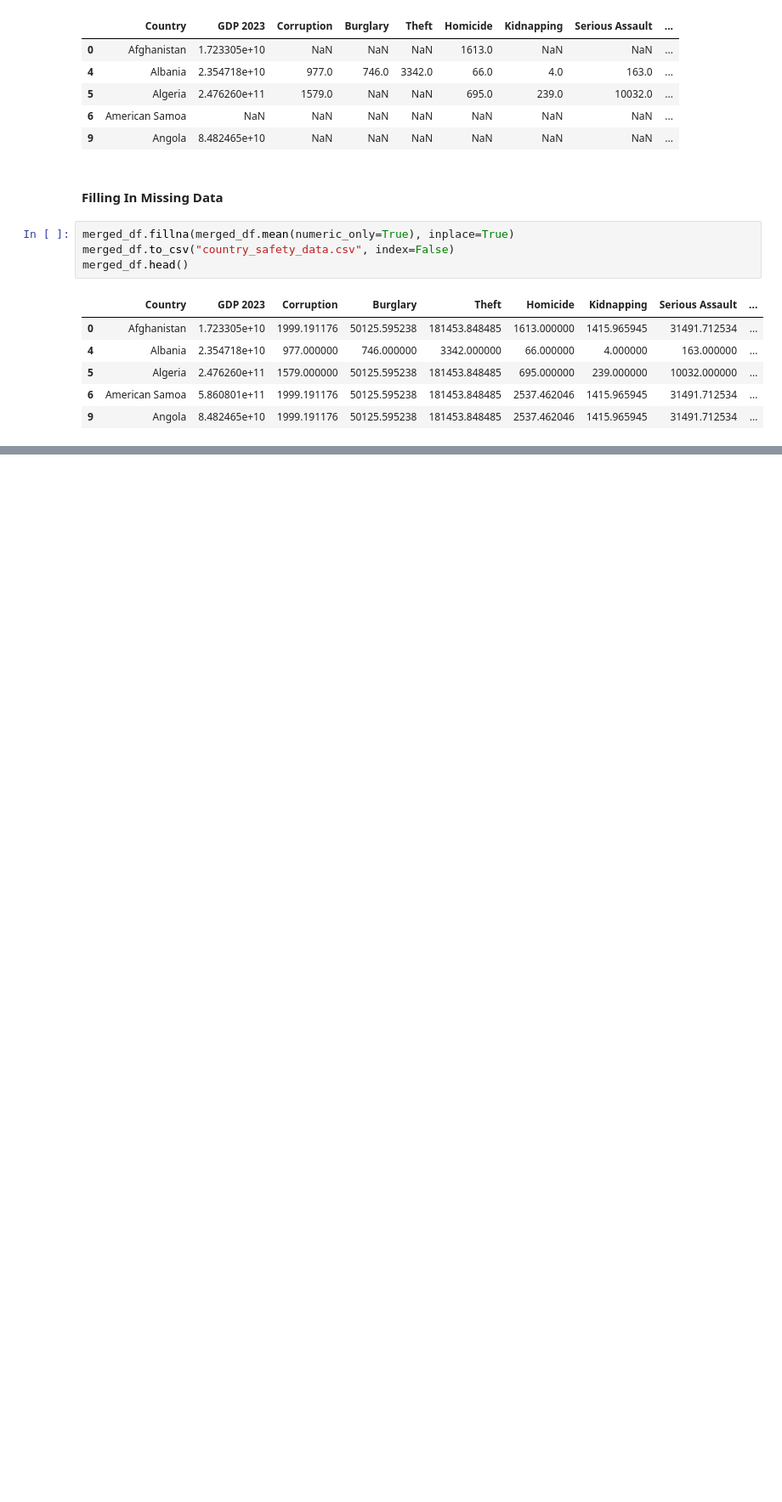
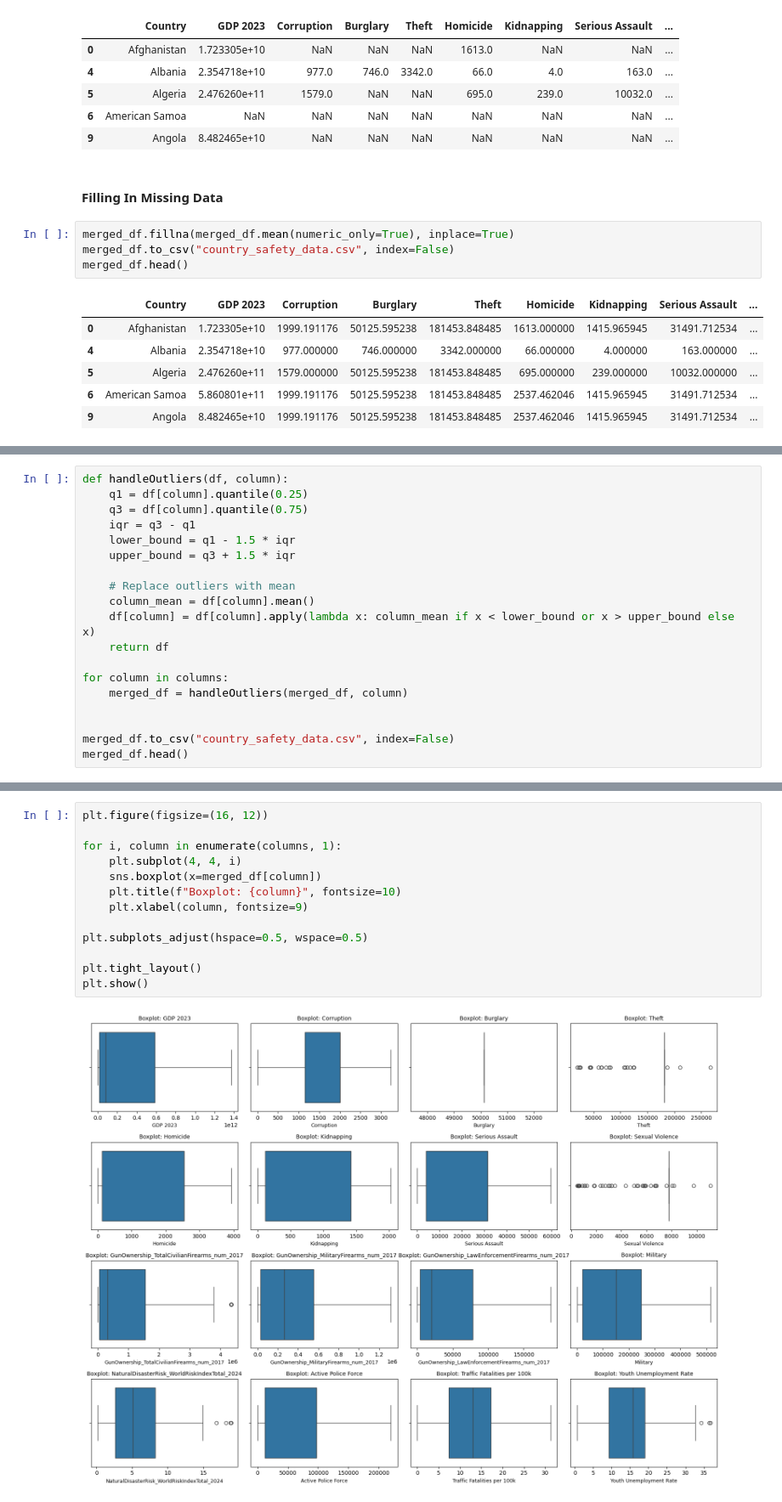
Before and after one commit to JasNjoku/Data-Analysis-CA, a Jupyter notebook: index_building.ipynb, the cells around one changed output, grey strips where cells are left out. Shown at 85% size. Cells and saved outputs as stored; diff of their text form; blank space fills up the shorter version.

```diff
--- a/index_building.ipynb
+++ b/index_building.ipynb
@@ -527,0 +564,19 @@ merged_df.head()
+# %%
+def handleOutliers(df, column):
+    q1 = df[column].quantile(0.25)
+    q3 = df[column].quantile(0.75)
+    iqr = q3 - q1
+    lower_bound = q1 - 1.5 * iqr
+    upper_bound = q3 + 1.5 * iqr
+
+    # Replace outliers with mean
+    column_mean = df[column].mean()
+    df[column] = df[column].apply(lambda x: column_mean if x < lower_bound or x > upper_bound else x)
+    return df
+
+for column in columns:
+    merged_df = handleOutliers(merged_df, column)
+
+
+merged_df.to_csv("country_safety_data.csv", index=False)
+merged_df.head()
@@ -527,0 +592,15 @@ merged_df.head()
+# %%
+plt.figure(figsize=(16, 12))
+
+for i, column in enumerate(columns, 1):
+    plt.subplot(4, 4, i)
+    sns.boxplot(x=merged_df[column])
+    plt.title(f"Boxplot: {column}", fontsize=10)
+    plt.xlabel(column, fontsize=9)
+
+plt.subplots_adjust(hspace=0.5, wspace=0.5)
+
+plt.tight_layout()
+plt.show()
+# %% [output]
+[figure, added]
```
Also changed, not shown: parts of 16 cells of this notebook, 1 other file.
